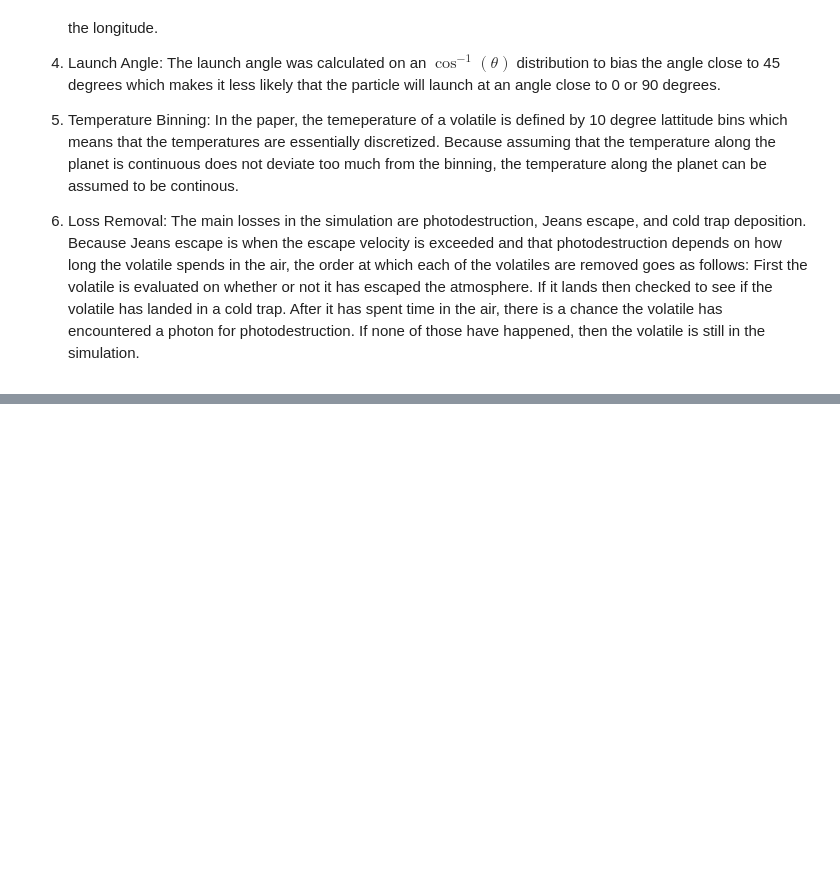
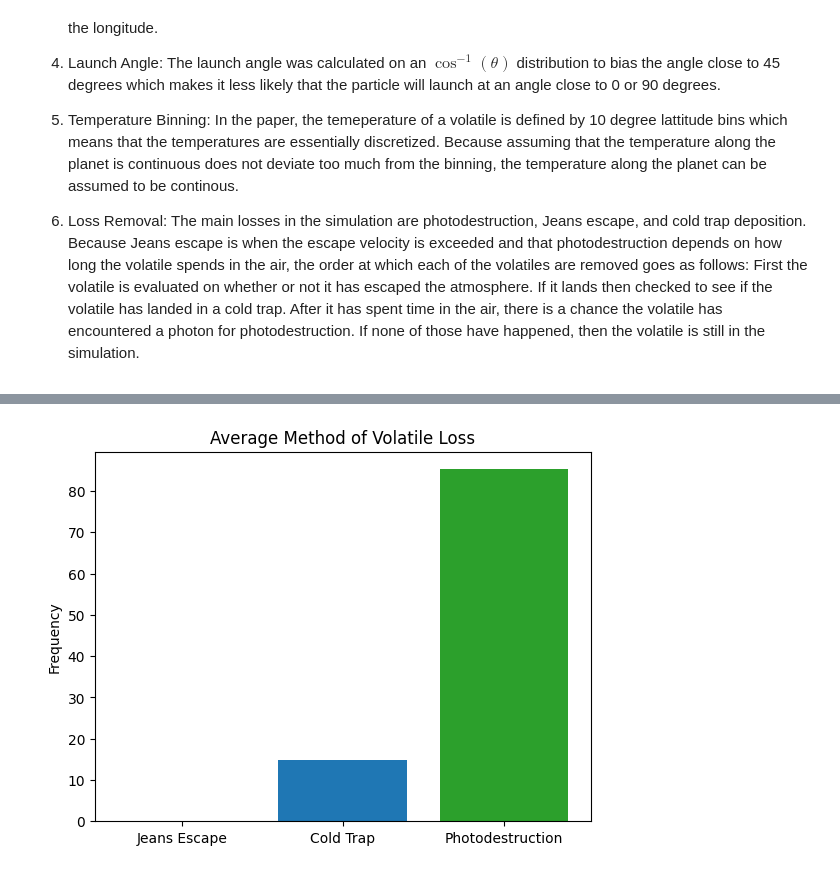
Before and after one commit to olincollege/scicomp-p2-migration, a Jupyter notebook: migration.ipynb, the cells around one changed output, grey strips where cells are left out. Saved outputs shown, nothing was run; the diff lists cells and outputs as text; code cells hidden in the pictures; blank space fills up the shorter version.

Commit message:
Added Bar Plot

```diff
--- a/migration.ipynb
+++ b/migration.ipynb
@@ -93,0 +94,6 @@ plt.ylabel("Frequency");
+# %%
+model.bar_plot(jeans_mean, cold_mean, photo_mean);
+plt.title("Average Method of Volatile Loss");
+plt.ylabel("Frequency");
+# %% [output]
+[figure, added]
```
Also changed, not shown: parts of 5 cells of this notebook, 1 other file.
